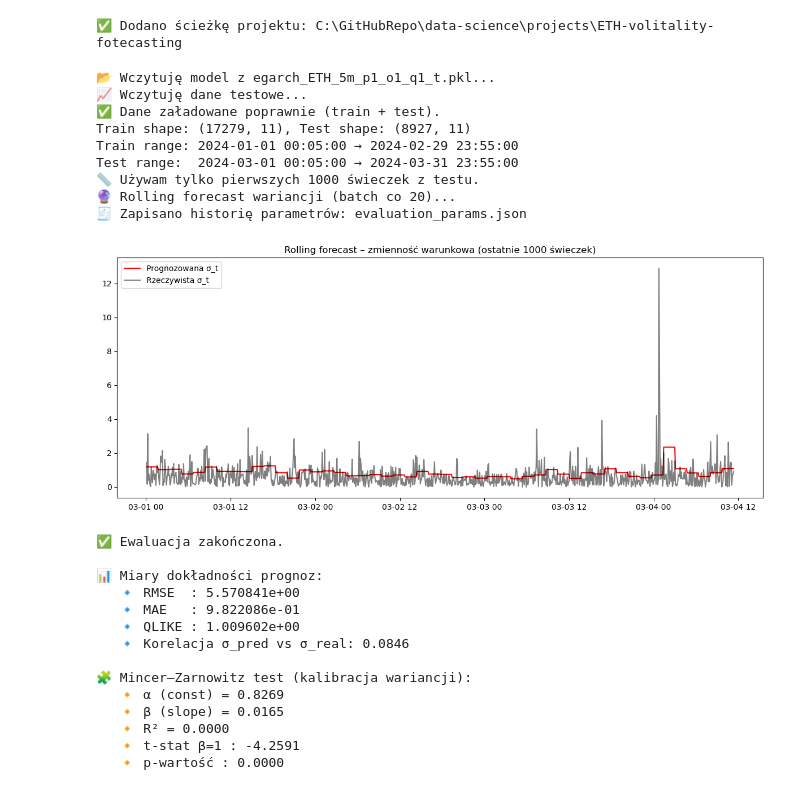
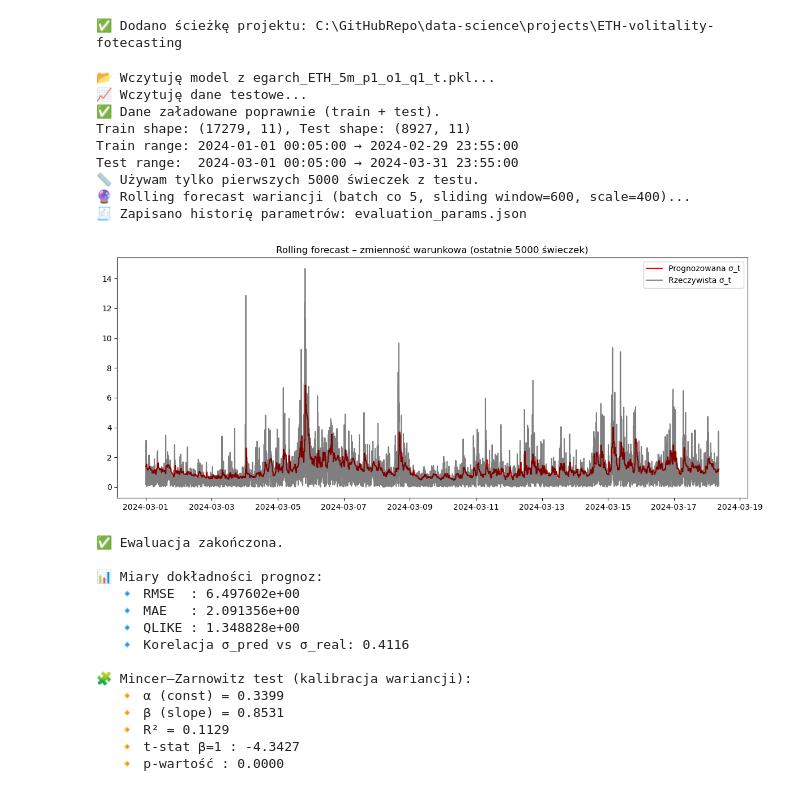
Before and after one commit to n00b0dyy/data-science, a Jupyter notebook: projects/ETH-volitality-fotecasting/notebooks/05_EGARCH_Evaluation.ipynb, the cells around one changed output. Cells and saved outputs as stored; diff of their text form; code cells hidden in the pictures.

Commit message:
Rolling scale

```diff
--- a/projects/ETH-volitality-fotecasting/notebooks/05_EGARCH_Evaluation.ipynb
+++ b/projects/ETH-volitality-fotecasting/notebooks/05_EGARCH_Evaluation.ipynb
@@ -12,33 +12,38 @@ print("✅ Dodano ścieżkę projektu:", project_root)
 # %%
 import sys, os
 sys.path.append(os.path.abspath("../src"))
 
 from evaluation import evaluate_egarch
 
-# Rolling refit forecast (adaptacyjny)
-evaluate_egarch(n_obs=1000)
+evaluate_egarch(
+    model_filename="egarch_ETH_5m_p1_o1_q1_t.pkl",
+    n_obs=5000,
+    batch_size=5,
+    window_size=600,
+    scale_window=400
+)
 # %% [output]
 📂 Wczytuję model z egarch_ETH_5m_p1_o1_q1_t.pkl...
 📈 Wczytuję dane testowe...
 ✅ Dane załadowane poprawnie (train + test).
 Train shape: (17279, 11), Test shape: (8927, 11)
 Train range: 2024-01-01 00:05:00 → 2024-02-29 23:55:00
 Test range:  2024-03-01 00:05:00 → 2024-03-31 23:55:00
-📏 Używam tylko pierwszych 1000 świeczek z testu.
-🔮 Rolling forecast wariancji (batch co 20)...
+📏 Używam tylko pierwszych 5000 świeczek z testu.
+🔮 Rolling forecast wariancji (batch co 5, sliding window=600, scale=400)...
 🧾 Zapisano historię parametrów: evaluation_params.json
-[figure, old version]
+[figure, new version]
 ✅ Ewaluacja zakończona.
 
 📊 Miary dokładności prognoz:
-   🔹 RMSE  : 5.570841e+00
-   🔹 MAE   : 9.822086e-01
-   🔹 QLIKE : 1.009602e+00
-   🔹 Korelacja σ_pred vs σ_real: 0.0846
+   🔹 RMSE  : 6.497602e+00
+   🔹 MAE   : 2.091356e+00
+   🔹 QLIKE : 1.348828e+00
+   🔹 Korelacja σ_pred vs σ_real: 0.4116
 
 🧩 Mincer–Zarnowitz test (kalibracja wariancji):
-   🔸 α (const) = 0.8269
-   🔸 β (slope) = 0.0165
-   🔸 R² = 0.0000
-   🔸 t-stat β=1 : -4.2591
+   🔸 α (const) = 0.3399
+   🔸 β (slope) = 0.8531
+   🔸 R² = 0.1129
+   🔸 t-stat β=1 : -4.3427
    🔸 p-wartość : 0.0000
```
Also changed, not shown: 3 other files.
